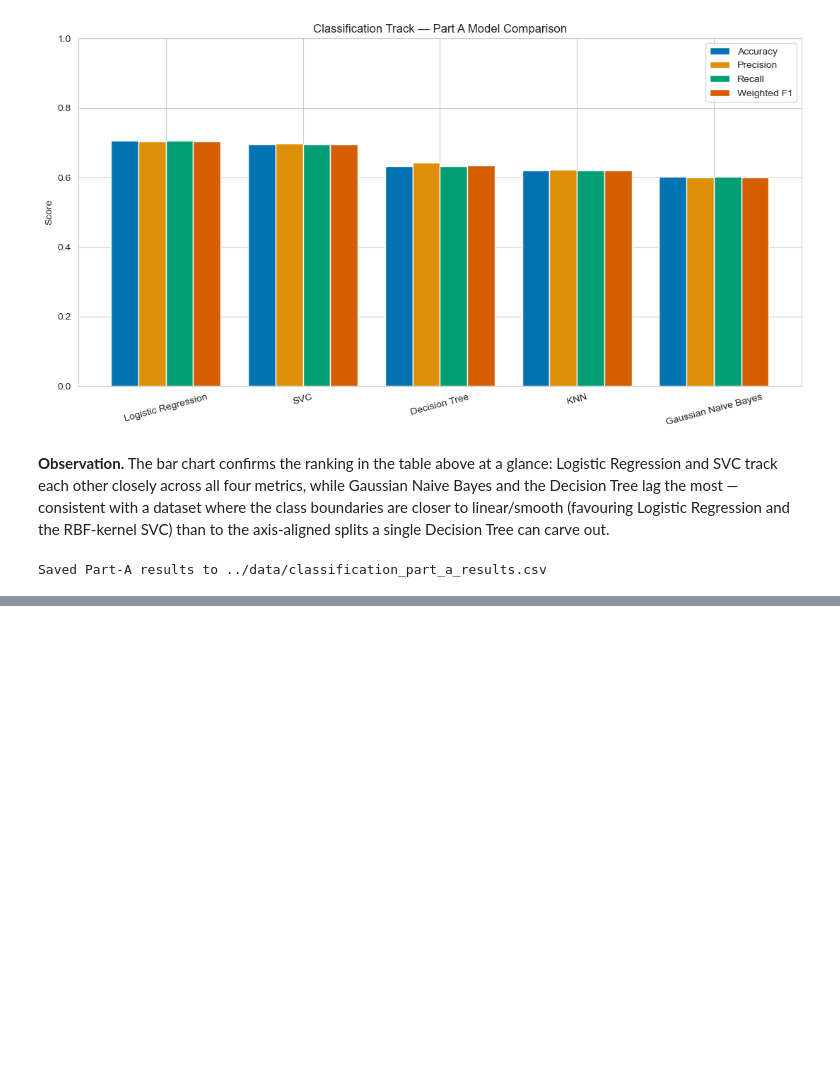
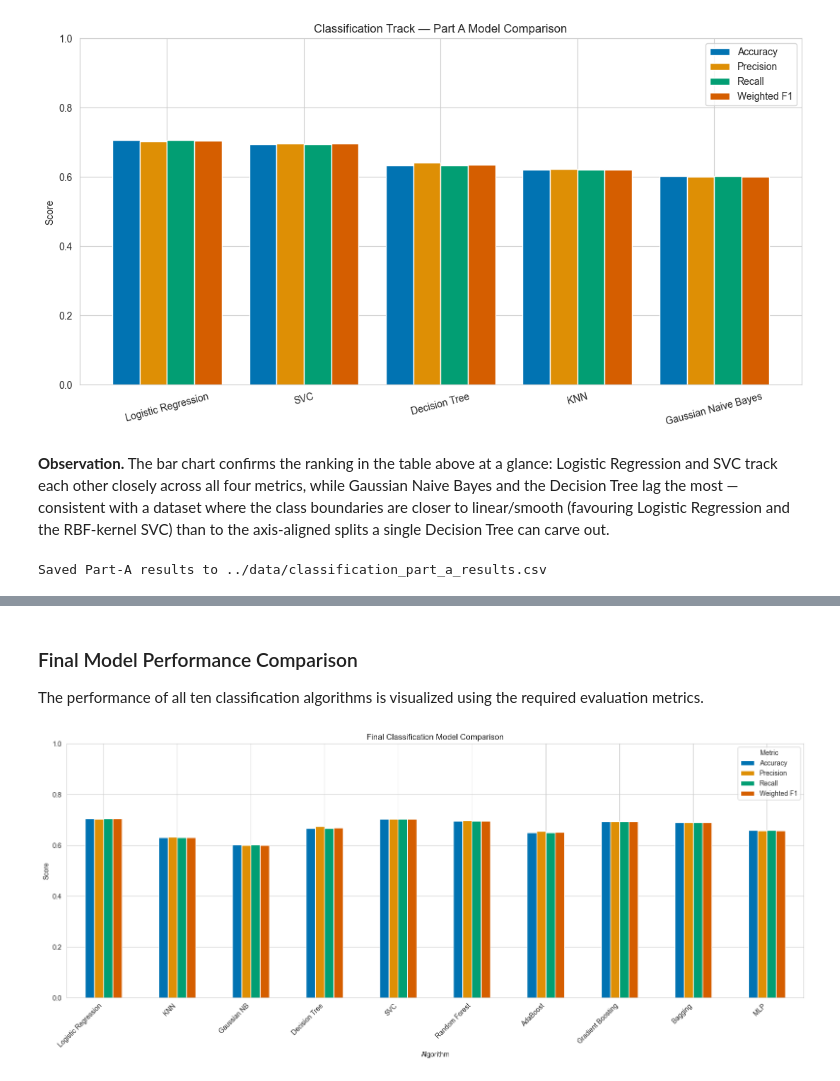
Before and after one commit to Vaishnavi090807/ML-Capstone-Project, a Jupyter notebook: notebooks/classification.ipynb, the cells around one changed output, grey strips where cells are left out. Saved outputs shown, nothing was run; the diff lists cells and outputs as text; code cells hidden in the pictures; blank space fills up the shorter version.

```diff
--- a/notebooks/classification.ipynb
+++ b/notebooks/classification.ipynb
@@ -703,0 +2376,31 @@ Saved Part-A results to ../data/classification_part_a_results.csv
+# %% [markdown]
+### Final Model Performance Comparison
+
+The performance of all ten classification algorithms is visualized using the required evaluation metrics.
+# %%
+import matplotlib.pyplot as plt
+
+metrics = [
+    "Accuracy",
+    "Precision",
+    "Recall",
+    "Weighted F1"
+]
+
+plot_df = final_results_df.set_index("Algorithm")[metrics]
+
+plot_df.plot(
+    kind="bar",
+    figsize=(16, 7)
+)
+
+plt.title("Final Classification Model Comparison")
+plt.xlabel("Algorithm")
+plt.ylabel("Score")
+plt.xticks(rotation=45, ha="right")
+plt.ylim(0, 1)
+plt.legend(title="Metric")
+plt.tight_layout()
+plt.show()
+# %% [output]
+[figure, added]
```
Also changed, not shown: parts of 100 cells of this notebook, 4 other files.
